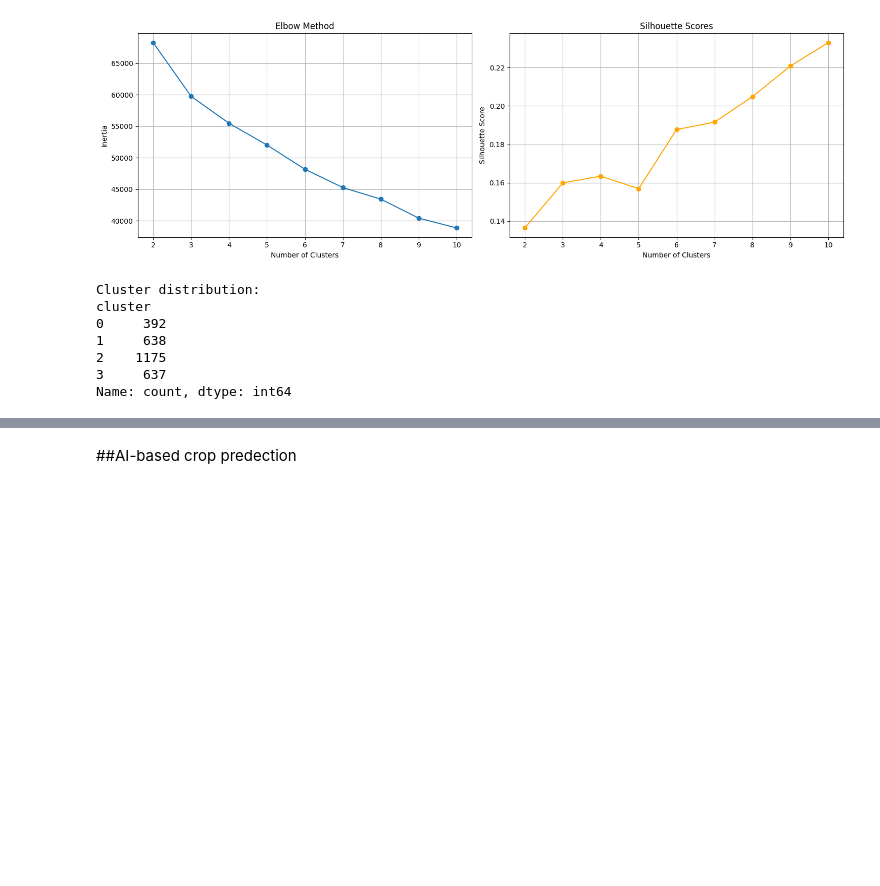
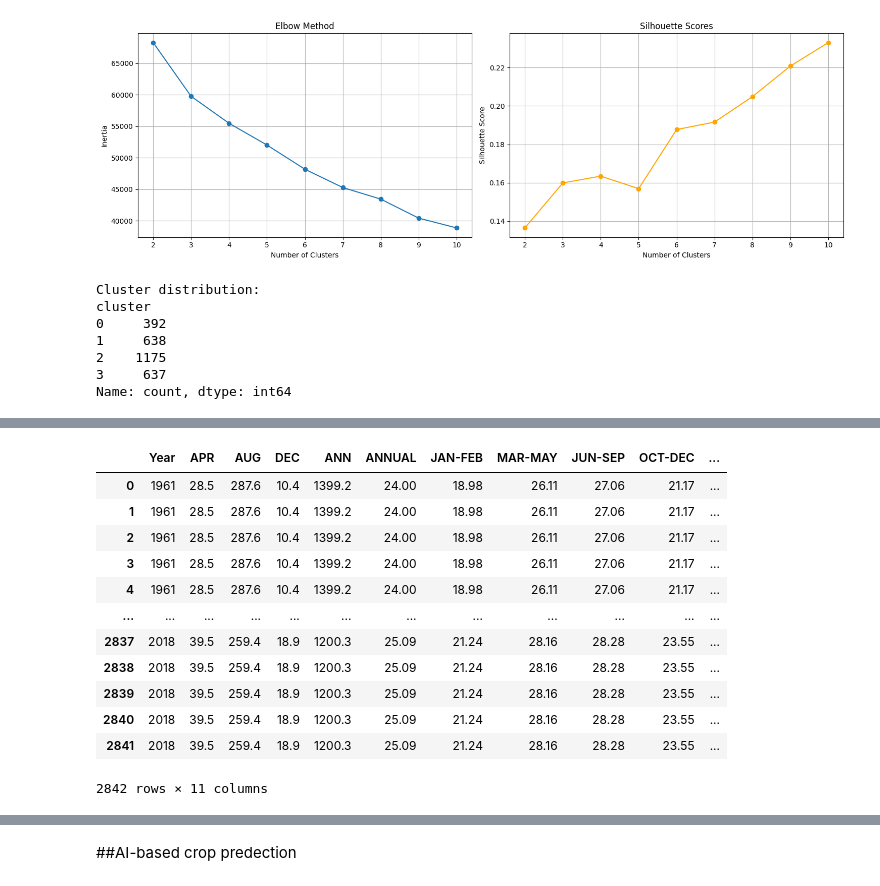
Before and after one commit to sandeepa-ukr/AI-Based-Crop-Predection, a Jupyter notebook: untitled.ipynb, the cells around one changed output, grey strips where cells are left out. Cells and saved outputs as stored; diff of their text form; code cells hidden in the pictures; blank space fills up the shorter version.

```diff
--- a/untitled.ipynb
+++ b/untitled.ipynb
@@ -868,0 +904,16 @@ Name: count, dtype: int64
+# %%
+FTest_data
+# %% [output]
+|  | Year | APR | AUG | DEC | ANN | ANNUAL | JAN-FEB | MAR-MAY | JUN-SEP | OCT-DEC | ... |
+| 0 | 1961 | 28.5 | 287.6 | 10.4 | 1399.2 | 24.00 | 18.98 | 26.11 | 27.06 | 21.17 | ... |
+| 1 | 1961 | 28.5 | 287.6 | 10.4 | 1399.2 | 24.00 | 18.98 | 26.11 | 27.06 | 21.17 | ... |
+| 2 | 1961 | 28.5 | 287.6 | 10.4 | 1399.2 | 24.00 | 18.98 | 26.11 | 27.06 | 21.17 | ... |
+| 3 | 1961 | 28.5 | 287.6 | 10.4 | 1399.2 | 24.00 | 18.98 | 26.11 | 27.06 | 21.17 | ... |
+| 4 | 1961 | 28.5 | 287.6 | 10.4 | 1399.2 | 24.00 | 18.98 | 26.11 | 27.06 | 21.17 | ... |
+| ... | ... | ... | ... | ... | ... | ... | ... | ... | ... | ... | ... |
+| 2837 | 2018 | 39.5 | 259.4 | 18.9 | 1200.3 | 25.09 | 21.24 | 28.16 | 28.28 | 23.55 | ... |
+| 2838 | 2018 | 39.5 | 259.4 | 18.9 | 1200.3 | 25.09 | 21.24 | 28.16 | 28.28 | 23.55 | ... |
+| 2839 | 2018 | 39.5 | 259.4 | 18.9 | 1200.3 | 25.09 | 21.24 | 28.16 | 28.28 | 23.55 | ... |
+| 2840 | 2018 | 39.5 | 259.4 | 18.9 | 1200.3 | 25.09 | 21.24 | 28.16 | 28.28 | 23.55 | ... |
+| 2841 | 2018 | 39.5 | 259.4 | 18.9 | 1200.3 | 25.09 | 21.24 | 28.16 | 28.28 | 23.55 | ... |
+2842 rows × 11 columns
```
Also changed, not shown: parts of 9 cells of this notebook.
